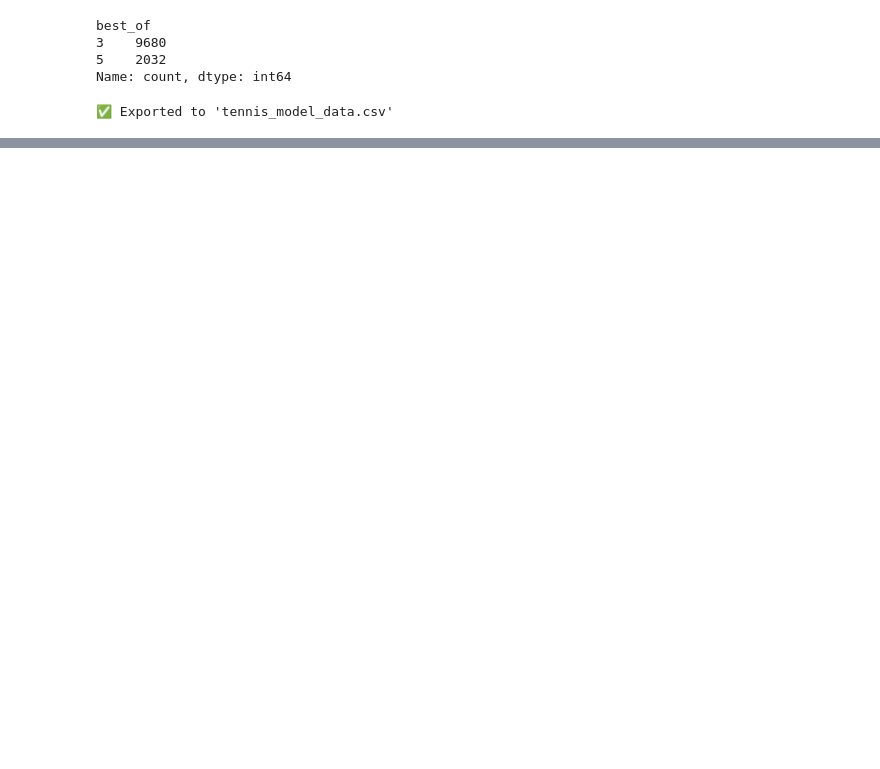
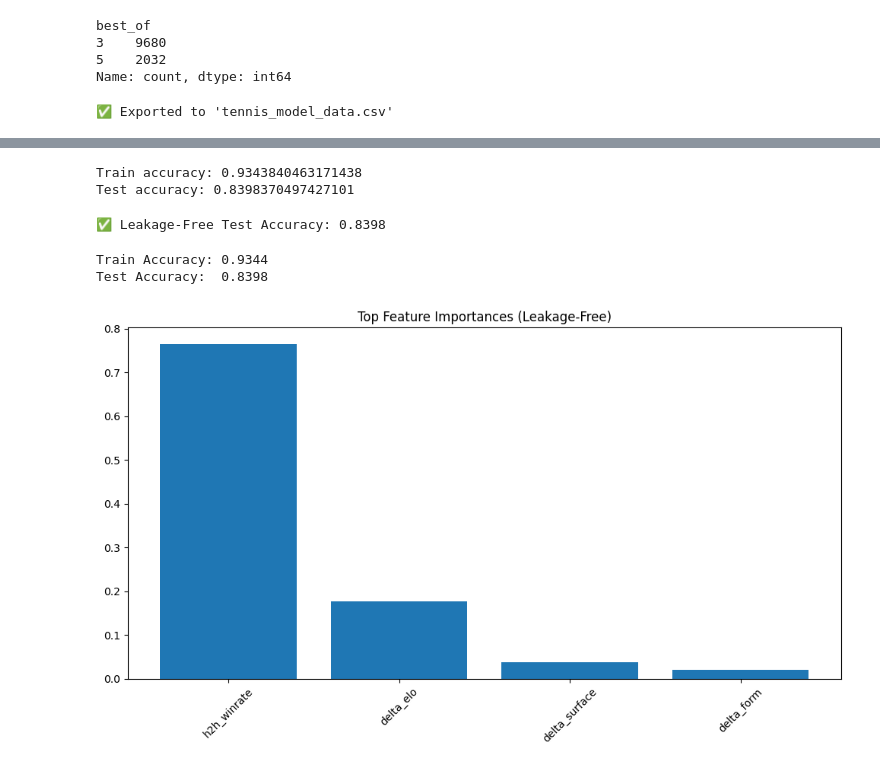
Before and after one commit to meliasean/tennis-match-predictor, a Jupyter notebook: Tennis_Match_Predictor.ipynb, the cells around one changed output, grey strips where cells are left out. Drawn from its saved outputs; the diff is of its cells as text; code cells hidden in the pictures; blank space fills up the shorter version.

Commit message:
Initial commit: Tennis match prediction model at 83% accuracy

```diff
--- a/Tennis_Match_Predictor.ipynb
+++ b/Tennis_Match_Predictor.ipynb
@@ -688,0 +1320,17 @@ print("✅ Exported to 'tennis_model_data.csv'")
+# %%
+# Create X, y
+X = features_df.drop(columns='outcome')
+y = features_df['outcome']
+
+# Train/test split
+X_train, X_test, y_train, y_test = train_test_split(X, y, test_size=0.2, random_state=42)
+
+# Train
+clf.fit(X_train, y_train)
+
+# Score
+print("Train accuracy:", clf.score(X_train, y_train))
+print("Test accuracy:", clf.score(X_test, y_test))
+# %% [output]
+Train accuracy: 0.9343840463171438
+Test accuracy: 0.8398370497427101
@@ -688,0 +1393,42 @@ print("✅ Exported to 'tennis_model_data.csv'")
+# %%
+from sklearn.model_selection import train_test_split
+from sklearn.ensemble import RandomForestClassifier
+from sklearn.metrics import accuracy_score
+
+# Split the data
+X_train, X_test, y_train, y_test = train_test_split(X, y, test_size=0.2, random_state=42)
+
+# Train a new model
+clf = RandomForestClassifier(n_estimators=100, random_state=42)
+clf.fit(X_train, y_train)
+
+# Predict and evaluate
+y_pred = clf.predict(X_test)
+test_accuracy = accuracy_score(y_test, y_pred)
+
+print("✅ Leakage-Free Test Accuracy:", round(test_accuracy, 4))
+# %% [output]
+✅ Leakage-Free Test Accuracy: 0.8398
+# %%
+train_accuracy = clf.score(X_train, y_train)
+print("Train Accuracy:", round(train_accuracy, 4))
+print("Test Accuracy: ", round(test_accuracy, 4))
+# %% [output]
+Train Accuracy: 0.9344
+Test Accuracy:  0.8398
+# %%
+import matplotlib.pyplot as plt
+import numpy as np
+
+importances = clf.feature_importances_
+indices = np.argsort(importances)[::-1]
+top_n = min(10, len(importances))
+
+plt.figure(figsize=(10, 6))
+plt.title("Top Feature Importances (Leakage-Free)")
+plt.bar(range(top_n), importances[indices[:top_n]])
+plt.xticks(range(top_n), [feature_cols[i] for i in indices[:top_n]], rotation=45)
+plt.tight_layout()
+plt.show()
+# %% [output]
+[figure, added]
```
Also changed, not shown: parts of 37 cells of this notebook.
